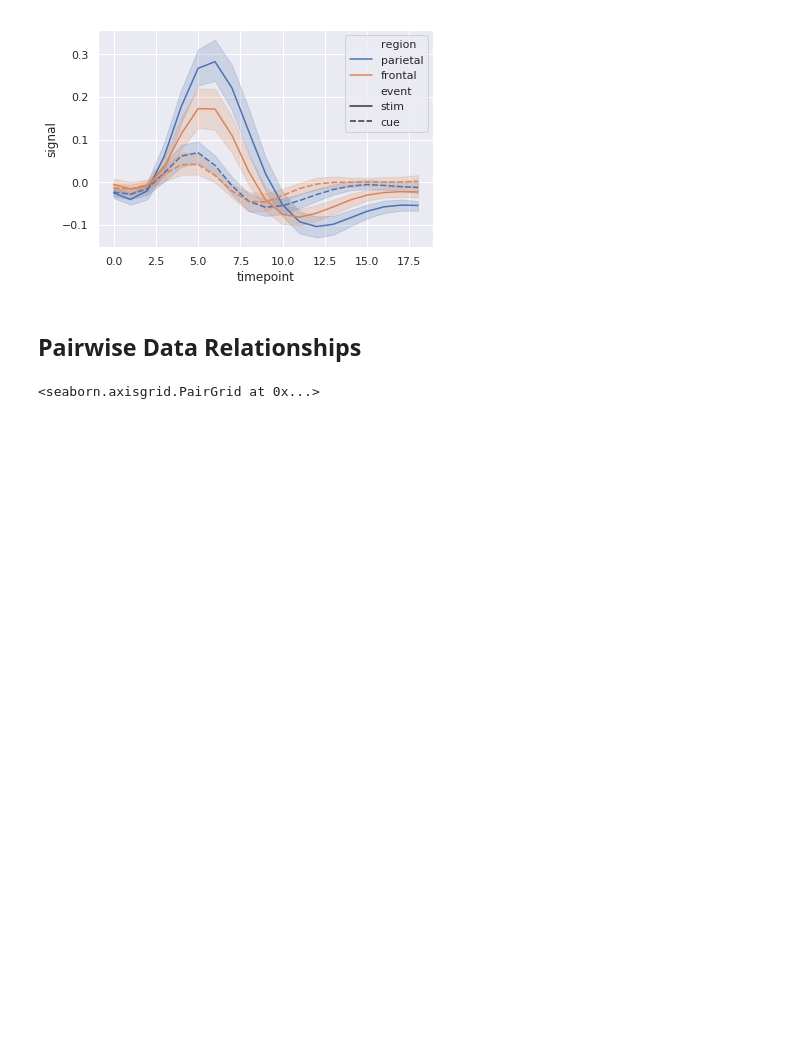
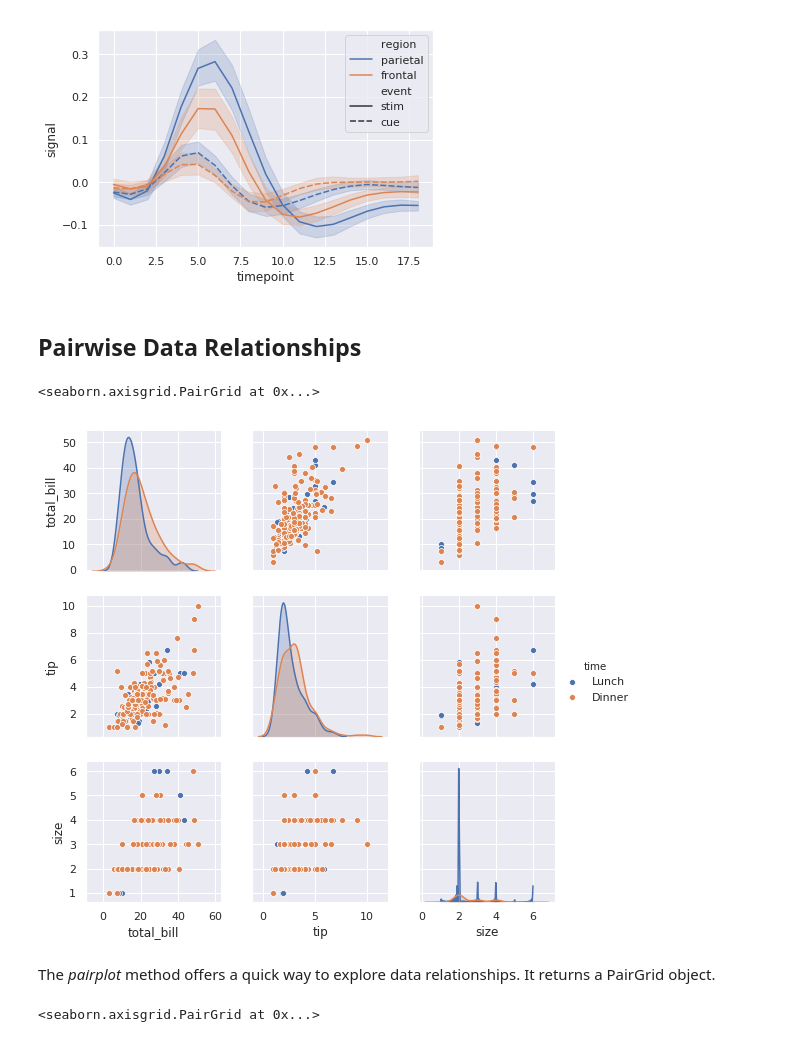
Before and after one commit to lungben/python_tutorial, a Jupyter notebook: notebooks/plotting.ipynb, the cells around one changed output. Saved outputs shown, nothing was run; the diff lists cells and outputs as text; code cells hidden in the pictures; blank space fills up the shorter version.

Commit message:
started with seaborn

```diff
--- a/notebooks/plotting.ipynb
+++ b/notebooks/plotting.ipynb
@@ -221,6 +221,14 @@ sns.lineplot(x="timepoint", y="signal",
 [figure]
 # %% [markdown]
 ## Pairwise Data Relationships
+# %%
+sns.pairplot(tips, hue='time')
+# %% [output]
+<seaborn.axisgrid.PairGrid at 0x...>
+[figure, added]
+# %% [markdown]
+The *pairplot* method offers a quick way to explore data relationships.
+It returns a PairGrid object.
 # %%
 g = sns.PairGrid(data=tips,
                  hue='smoker') # creates pair-wise grid
```
Also changed, not shown: parts of 2 cells of this notebook.
